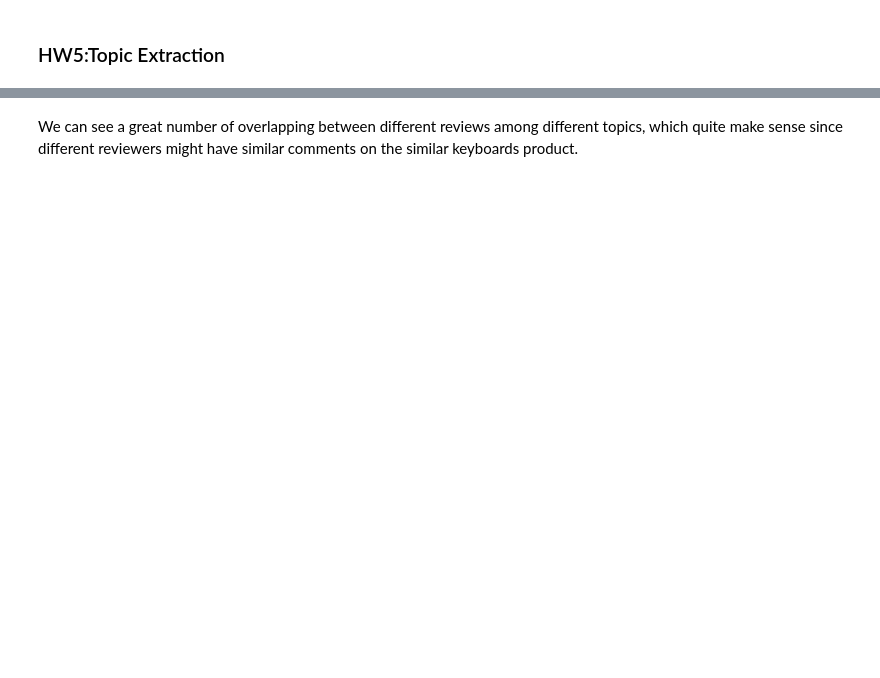
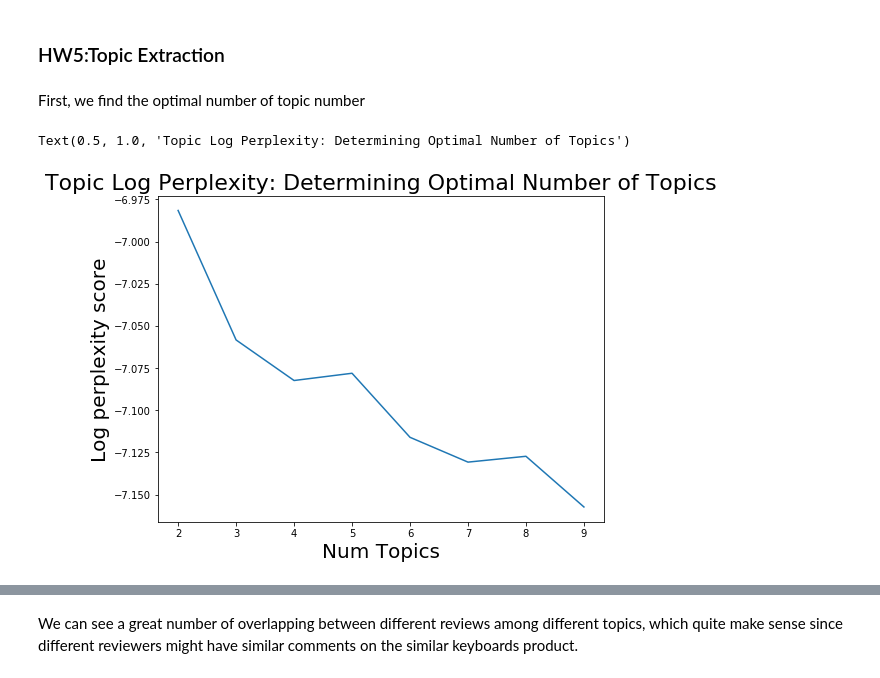
Before and after one commit to liu431/Content-Analysis-Project, a Jupyter notebook: Code/Modelling.ipynb, the cells around one changed output, grey strips where cells are left out. Saved outputs shown, nothing was run; the diff lists cells and outputs as text; code cells hidden in the pictures; blank space fills up the shorter version.

```diff
--- a/Code/Modelling.ipynb
+++ b/Code/Modelling.ipynb
@@ -98,3 +124,33 @@ df_agg
 | 4 | B0194MC7JG | Wireless Keyboard and Mouse - Jel... | I didn't think it would be possib... | [I, did, n't, think, it, would, b... | [think, possible, set, ve, day, d... |
 # %% [markdown]
 ### HW5:Topic Extraction
+# %% [markdown]
+First, we find the optimal number of topic number
+# %%
+def compute_corpus(data):
+
+    #Functions to perform lemmatize and stem preprocessing steps
+    def lemmatize_stemming(text):
+        return stemmer.stem(WordNetLemmatizer().lemmatize(text, pos='v'))
+
+    def preprocess(text):
+        result = []
+        for token in gensim.utils.simple_preprocess(text):
+            if token not in gensim.parsing.preprocessing.STOPWORDS and len(token) > 3:
+                result.append(lemmatize_stemming(token))
+        return result
+
+    processed_docs = data.map(preprocess)
+    #Bag of words & Filter out infrequent tokens
+    dictionary = gensim.corpora.Dictionary(processed_docs)
+    dictionary.filter_extremes(no_below = 10, no_above = 0.5, keep_n = 100000)
+
+    bow_corpus = [dictionary.doc2bow(doc) for doc in processed_docs]
+
+    #TF-IDF (frequency-inverse document frequency): how important a word is to a document in a collection or corpus
+    tfidf = models.TfidfModel(bow_corpus)
+    corpus = tfidf[bow_corpus]
+
+    return processed_docs, corpus, dictionary
+# %%
+processed_rev, corpus_rev, dictionary_rev = compute_corpus(df['reviewText'])
@@ -100,0 +215,11 @@ df_agg
+# %%
+x = np.arange(start, limit, step)
+plt.figure(figsize = (8,6))
+plt.plot(x, log_perplexity)
+plt.xlabel("Num Topics", fontsize=20)
+plt.ylabel("Log perplexity score", fontsize=20)
+plt.title('Topic Log Perplexity: Determining Optimal Number of Topics', fontsize=22)
+#plt.savefig("Plots/perplexity.png")
+# %% [output]
+Text(0.5, 1.0, 'Topic Log Perplexity: Determining Optimal Number of Topics')
+[figure, added]
```
Also changed, not shown: parts of 30 cells of this notebook.
